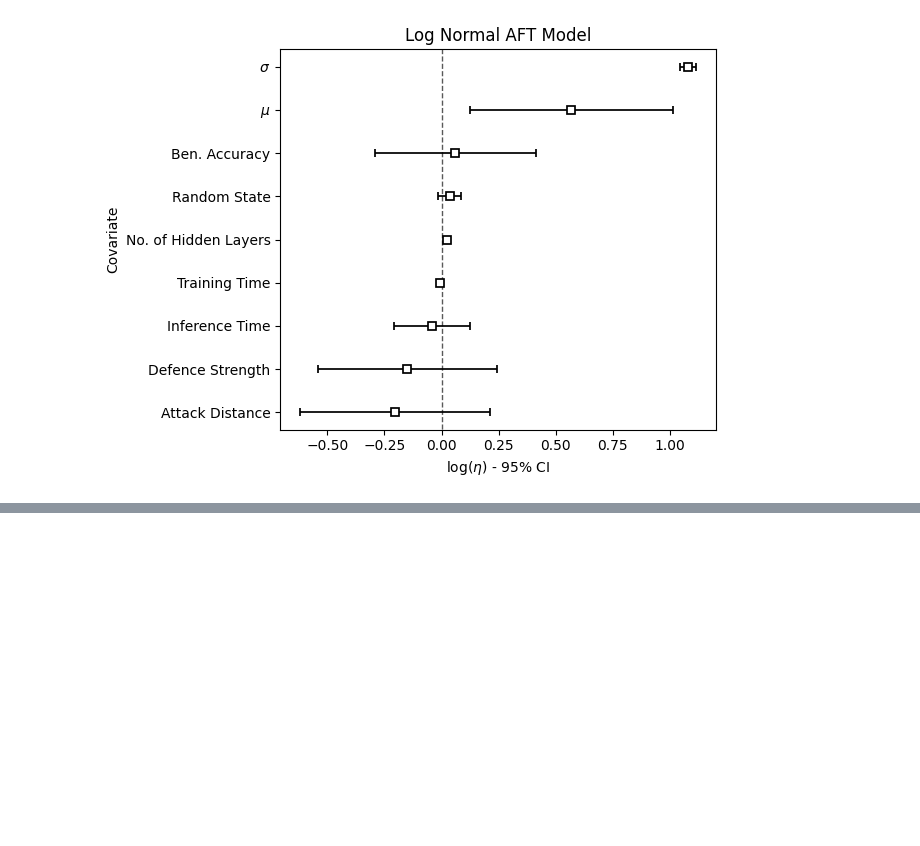
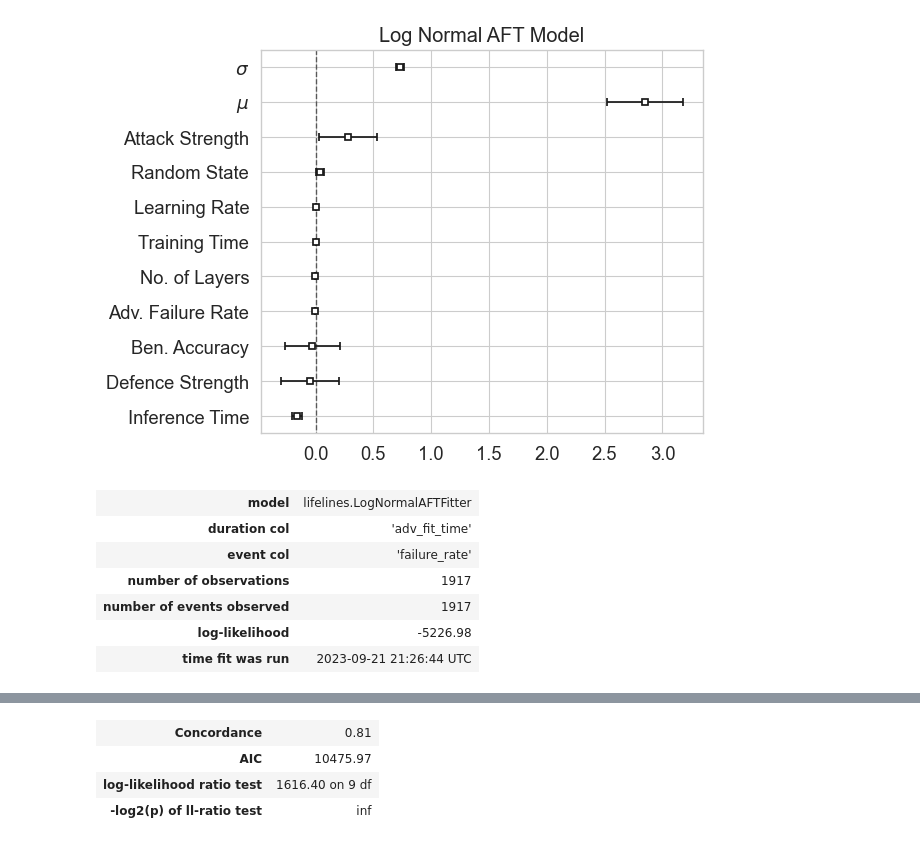
Before and after one commit to simplymathematics/deckard, a Jupyter notebook: examples/pytorch/weibull.ipynb, the cells around one changed output, grey strips where cells are left out. Saved outputs shown, nothing was run; the diff lists cells and outputs as text; code cells hidden in the pictures; blank space fills up the shorter version.

```diff
--- a/examples/pytorch/weibull.ipynb
+++ b/examples/pytorch/weibull.ipynb
@@ -140,0 +172,18 @@ random_state
+# %%
+target = "failure_rate"
+cleaned, y, data = clean_data_for_aft(data, kwarg_list,  target=target)
+X_train, X_test, y_train, y_test = train_test_split(cleaned, y,  test_size=0.2, random_state=42)
+assert target in cleaned, f"Target {target} not in dataframe with columns {cleaned.columns}"
+
+# from sklearn.preprocessing import PowerTransformer
+
+# pt = PowerTransformer(method='yeo-johnson', standardize=False)
+# del X_train[target]
+# del X_test[target]
+# X_train_cols = X_train.columns
+# X_train = pt.fit(X_train).transform(X_train)
+# X_test = pt.transform(X_test)
+# X_train = pd.DataFrame(X_train, columns=X_train_cols)
+# X_test = pd.DataFrame(X_test, columns=X_train_cols)
+# X_train[target] = y_train
+# y_train = X_train[target]
@@ -167,25 +316,40 @@ weibull_graph, wft, wft_test = plot_aft(
 # %%
 log_normal_dict = {
     "Intercept: sigma_": "$\sigma$",
     "Intercept: mu_": "$\mu$",
-    "random_state: mu_": "Random State",
     "def_value: mu_": "Defence Strength",
-    "atk_value: mu_": "Attack Distance",
+    "atk_value: mu_": "Attack Strength",
     "train_time: mu_": "Training Time",
     "predict_time: mu_": "Inference Time",
+    "adv_fit_time: mu_": "Adv. Fit Time",
+    "model_layers: mu_": "No. of Layers",
+    "model.art.pipeline.initialize.kwargs.optimizer.lr: mu_" : "Learning Rate",
+    "data.sample.random_state: mu_": "Random State",
+    "adv_log_loss: mu_": "Adv. Log Loss",
+    "adv_accuracy: mu_": "Adv. Accuracy",
     "accuracy: mu_": "Ben. Accuracy",
-    "adv_fit_time: mu_": "Adv. Fit Time",
-    "model_layers: mu_": "No. of Hidden Layers",
+    "adv_failure_rate: mu_": "Adv. Failure Rate",
+    "def_gen" : "Defence",
+    "learning_rate: mu_" : "Learning Rate",
 }
 
-log_normal_graph, lnt, lnt_test = plot_aft(
-    cleaned,
+log_normal_graph, lnt = plot_aft(
+    X_train,
     "log_normal_aft.pdf",
-    "adv_failure_rate",
+    target,
     "adv_fit_time",
     "Log Normal AFT Model",
     "log_normal",
     replacement_dict=log_normal_dict,
 )
+lnt_scores = score_model(lnt, X_train, X_test)
+lnt.print_summary()
 # %% [output]
-[figure, old version]
+[figure, new version]
+| model | lifelines.LogNormalAFTFitter |
+| duration col | 'adv_fit_time' |
+| event col | 'failure_rate' |
+| number of observations | 1917 |
+| number of events observed | 1917 |
+| log-likelihood | -5226.98 |
+| time fit was run | 2023-09-21 21:26:44 UTC |
@@ -192,3 +368,7 @@ log_normal_graph, lnt, lnt_test = plot_aft(
+| Concordance | 0.81 |
+| AIC | 10475.97 |
+| log-likelihood ratio test | 1616.40 on 9 df |
+| -log2(p) of ll-ratio test | inf |
 # %%
 log_logistic_dict = {
     "Intercept: beta_": "$\\beta$",
```
Also changed, not shown: parts of 15 cells of this notebook, 1 other file.
